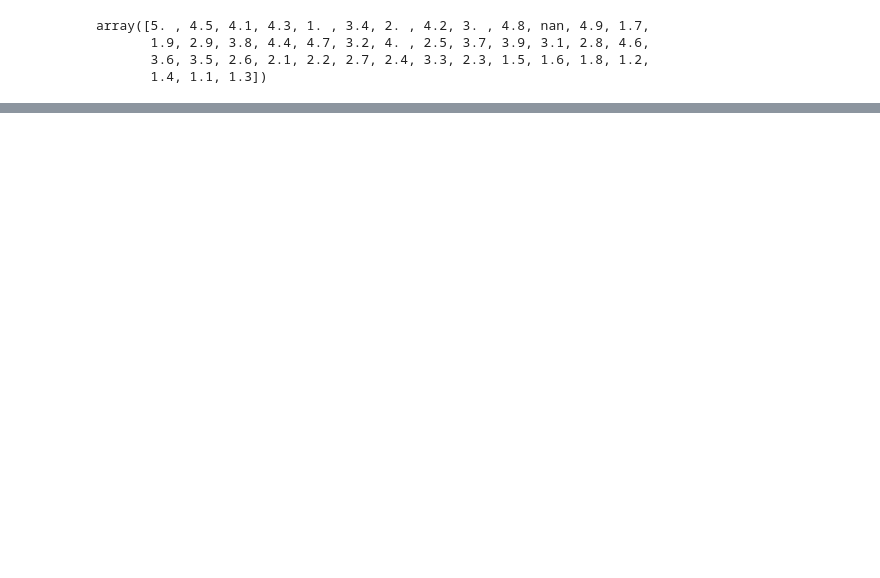
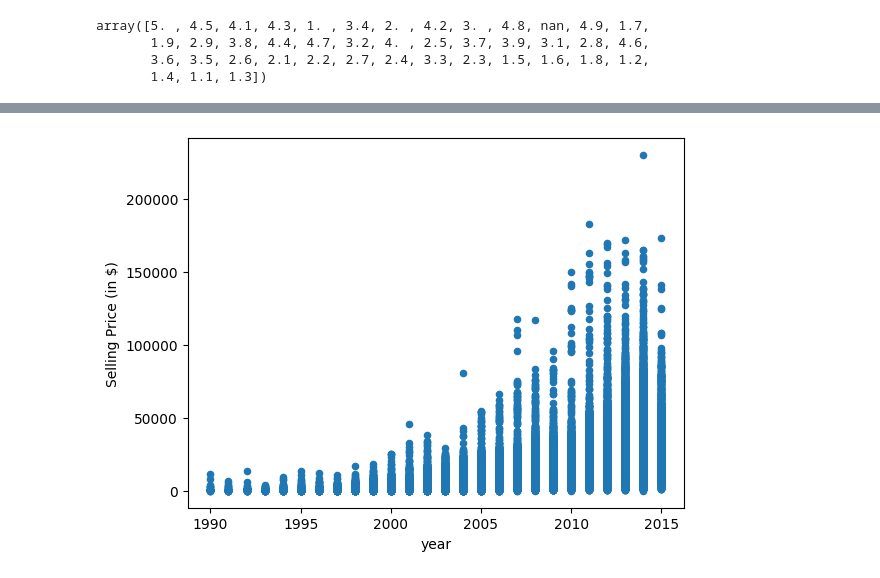
Before and after one commit to LiJnD/car_auctions_analysis, a Jupyter notebook: jupyter_notebooks/carsprice.ipynb, the cells around one changed output, grey strips where cells are left out. Cells and saved outputs as stored; diff of their text form; code cells hidden in the pictures; blank space fills up the shorter version.

```diff
--- a/jupyter_notebooks/carsprice.ipynb
+++ b/jupyter_notebooks/carsprice.ipynb
@@ -137,0 +162,7 @@ array([5. , 4.5, 4.1, 4.3, 1. , 3.4, 2. , 4.2, 3. , 4.8, nan, 4.9, 1.7,
+# %%
+df_cleaned.plot(x = 'year', y = 'sellingprice', kind = 'scatter')
+plt.xlabel('year')
+plt.ylabel('Selling Price (in $)')
+plt.show()
+# %% [output]
+[figure, added]
```
Also changed, not shown: parts of 11 cells of this notebook.
